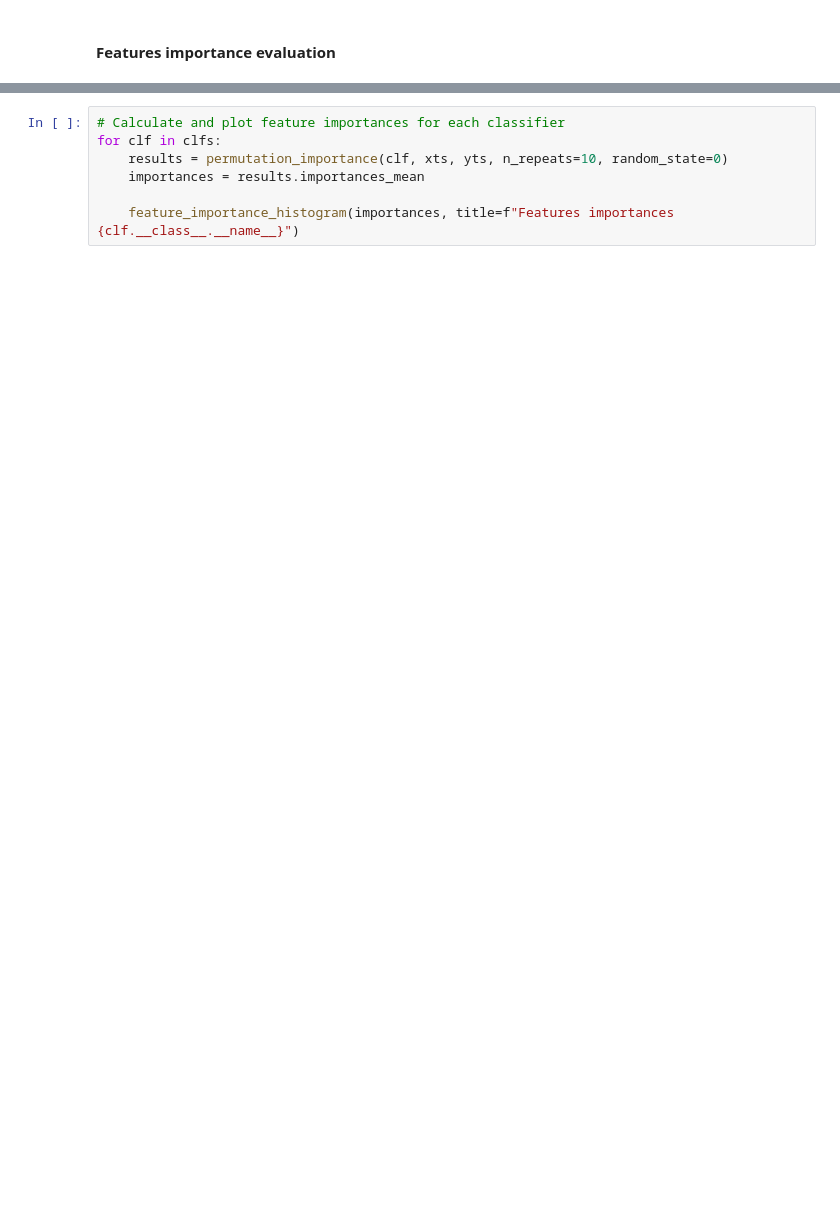
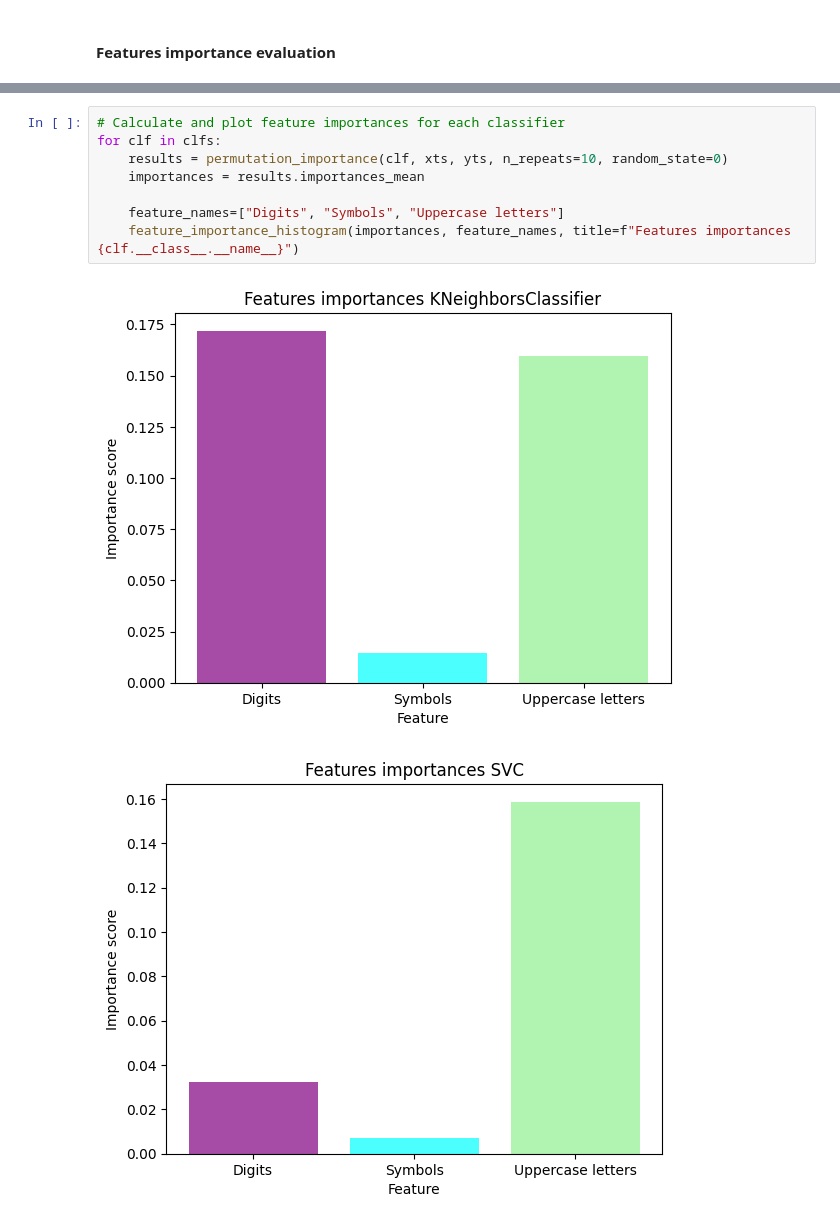
Before and after one commit to giopresenti98/ML-Project, a Jupyter notebook: test_password_strenght_classification copy.ipynb, the cells around one changed output, grey strips where cells are left out. Drawn from its saved outputs; the diff is of its cells as text; blank space fills up the shorter version.

```diff
--- a/test_password_strenght_classification copy.ipynb
+++ b/test_password_strenght_classification copy.ipynb
@@ -579,7 +624,11 @@ ValueError: Classification metrics can't handle a mix of multiclass and continuo
 # %%
 # Calculate and plot feature importances for each classifier
 for clf in clfs:
     results = permutation_importance(clf, xts, yts, n_repeats=10, random_state=0)
     importances = results.importances_mean
 
-    feature_importance_histogram(importances, title=f"Features importances {clf.__class__.__name__}")
+    feature_names=["Digits", "Symbols", "Uppercase letters"]
+    feature_importance_histogram(importances, feature_names, title=f"Features importances {clf.__class__.__name__}")
+# %% [output]
+[figure, added]
+[figure, added]
```
Also changed, not shown: parts of 8 cells of this notebook.
